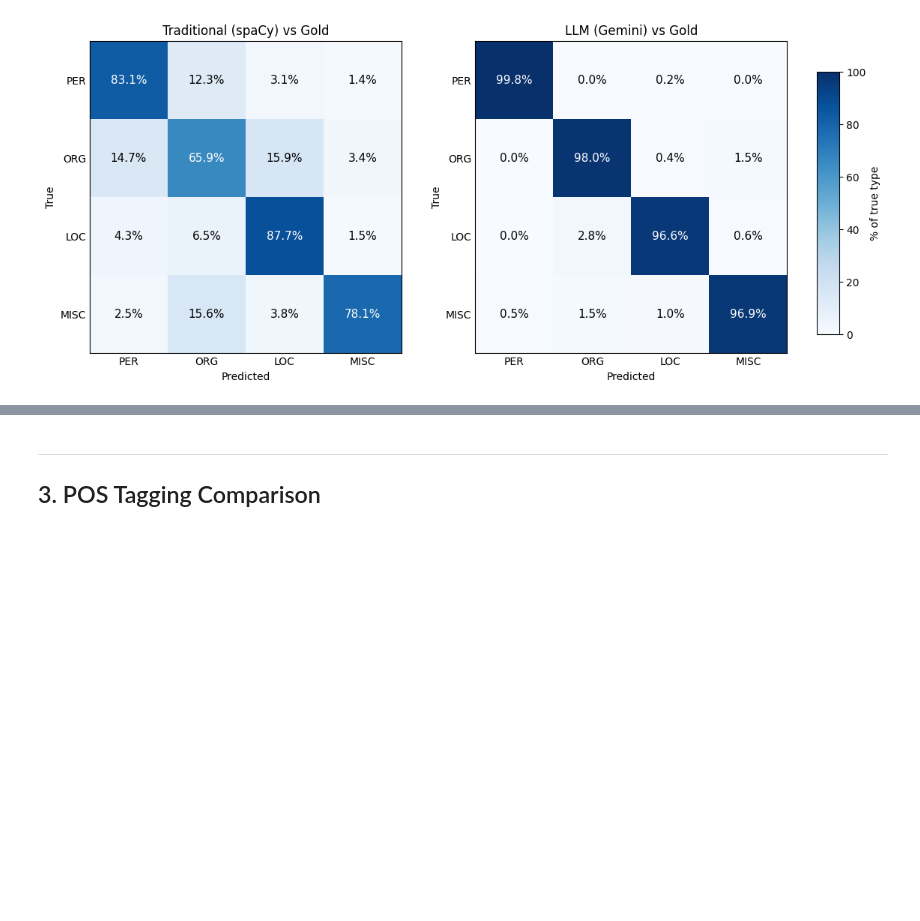
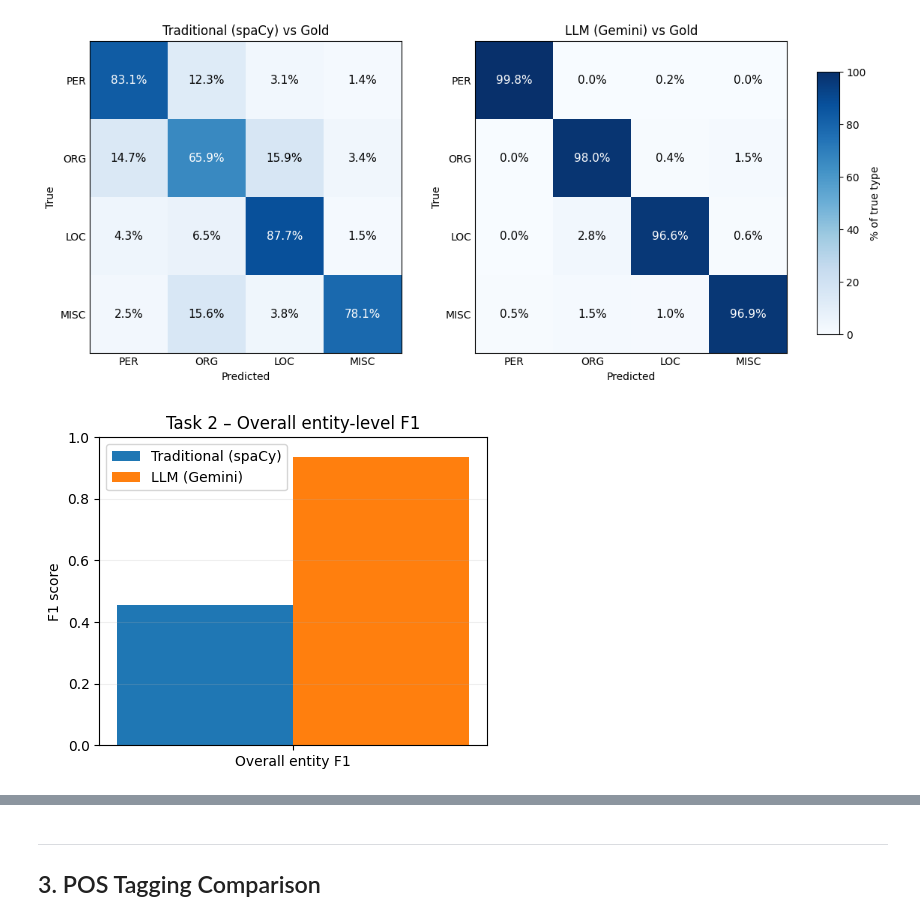
Before and after one commit to sabal-kc/Special-Problems, a Jupyter notebook: compare_results.ipynb, the cells around one changed output, grey strips where cells are left out. Saved outputs shown, nothing was run; the diff lists cells and outputs as text; code cells hidden in the pictures; blank space fills up the shorter version.

```diff
--- a/compare_results.ipynb
+++ b/compare_results.ipynb
@@ -576,3 +660,34 @@ except NameError:
     print("Run the NER accuracy vs ground truth cell first.")
 # %% [output]
 [figure]
+# %%
+# Task 2 – Overall entity-level F1 comparison
+import matplotlib.pyplot as plt
+import numpy as np
+
+if "gold_ents_list" in globals() and "trad_ents_list" in globals():
+    # entity_prf1 and res_trad / res_llm were defined in the NER comparison cell
+    overall_trad_f1 = res_trad["f1"] if "res_trad" in globals() else 0.0
+    overall_llm_f1 = res_llm["f1"] if "res_llm" in globals() else 0.0
+
+    metrics = ["Overall entity F1"]
+    trad_vals = [overall_trad_f1]
+    llm_vals = [overall_llm_f1]
+
+    x = np.arange(len(metrics))
+    width = 0.35
+
+    plt.figure(figsize=(5, 4))
+    plt.bar(x - width/2, trad_vals, width, label="Traditional (spaCy)")
+    plt.bar(x + width/2, llm_vals, width, label="LLM (Gemini)")
+    plt.xticks(x, metrics)
+    plt.ylabel("F1 score")
+    plt.ylim(0, 1.0)
+    plt.title("Task 2 – Overall entity-level F1")
+    plt.legend()
+    plt.grid(axis="y", alpha=0.2)
+    plt.show()
+else:
+    print("Run the main NER comparison cell first.")
+# %% [output]
+[figure, added]
```
Also changed, not shown: parts of 9 cells of this notebook, 3 other files.
